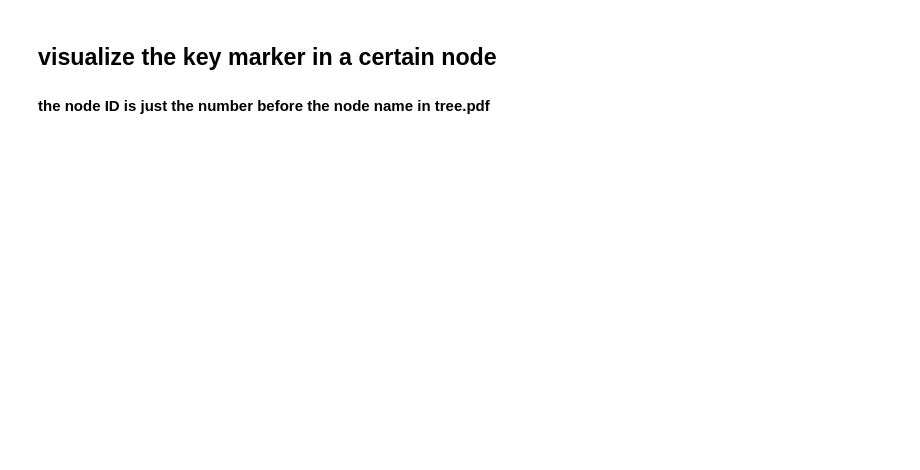
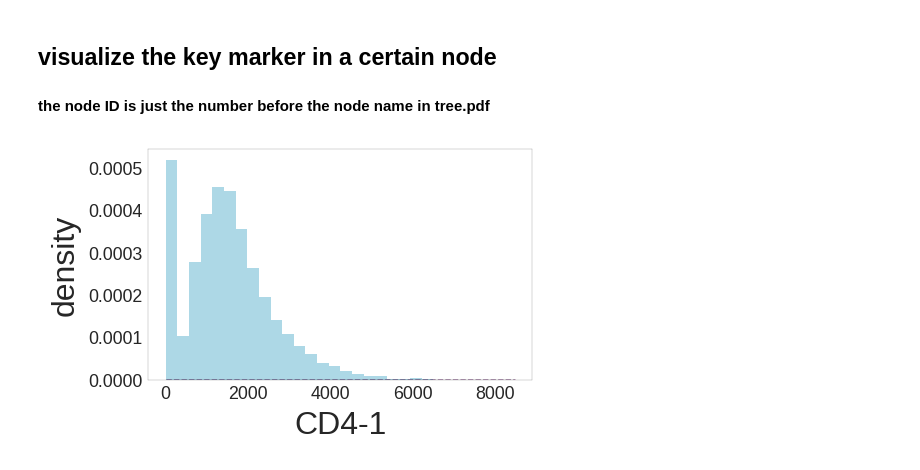
Before and after one commit to xinzhu-email/CITE-pool, a Jupyter notebook: AnalysisTutorial_.ipynb, the cells around one changed output. Cells and saved outputs as stored; diff of their text form; code cells hidden in the pictures; blank space fills up the shorter version.

```diff
--- a/AnalysisTutorial_.ipynb
+++ b/AnalysisTutorial_.ipynb
@@ -122,7 +217,9 @@ for key,value in score_ll.items():
 ## visualize the key marker in a certain node
 #### the node ID is just the number before the node name in tree.pdf
 # %%
-plot_keymarker(data,traversal,node_ID=2,dpi=128)
+plot_keymarker(data,traversal,node_ID=1,dpi=128)
+# %% [output]
+[figure, added]
 # %%
 from scipy.stats import multivariate_normal, norm
 import numpy as np
```
Also changed, not shown: parts of 16 cells of this notebook, 9 other files.
